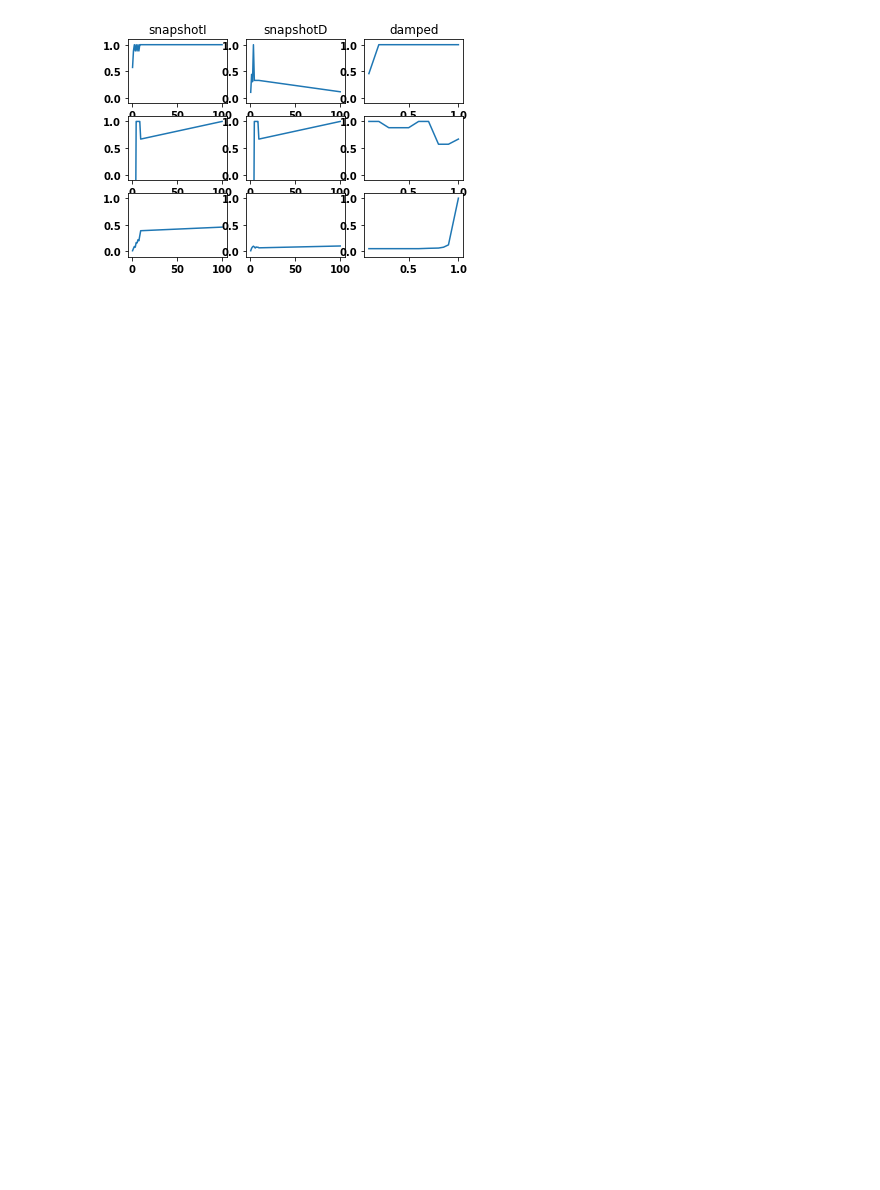
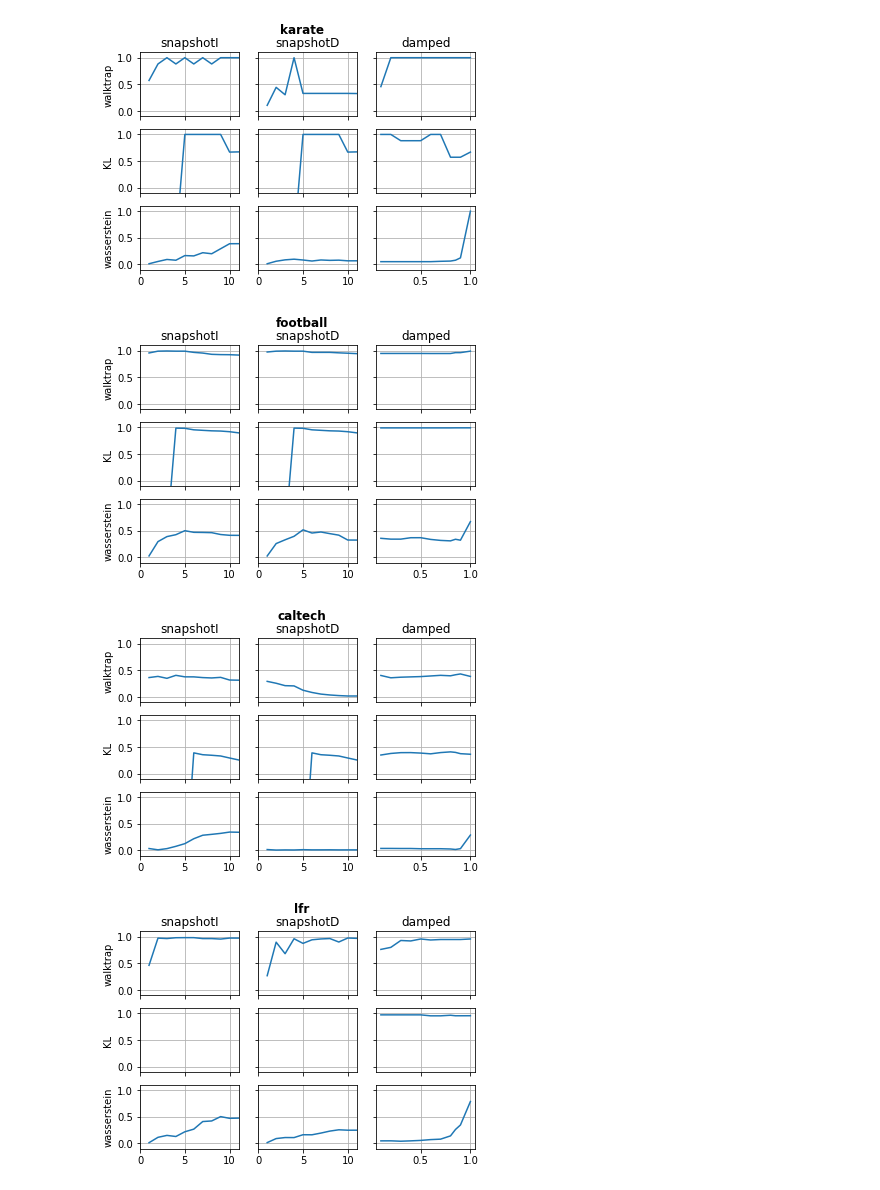
Before and after one commit to jxz12/MyFirstThesis, a Jupyter notebook: code/cluster.ipynb, the cells around one changed output. Cells and saved outputs as stored; diff of their text form; code cells hidden in the pictures; blank space fills up the shorter version.

```diff
--- a/code/cluster.ipynb
+++ b/code/cluster.ipynb
@@ -290,44 +294,58 @@ do_experiment('lfr', generate_lfr())
 # %%
 # plot results of above
 
-
-def plot(name):
+def plot_experiment(name, total_ARI):
     with open(f'{name}.pkl', 'rb') as f:
         results = load(f)
 
-    fig, ax = plt.subplots(nrows=3, ncols=3)
+    fig, axes = plt.subplots(nrows=3, ncols=3)
+    fig.suptitle(name, fontweight='bold')
     colmap = {"snapshotI":0, "snapshotD":1, "damped":2}
     rowmap = {"walktrap":0, "KL":1, "wasserstein":2}
 
     bestARI = max(result[0] for result in results.values())
     lines = {}
     for label, result in sorted(results.items()):
-        print(f"{label:<25} {result[0]:.3f} {result[1]}")
+#         print(f"{label:<25} {result[0]:.3f} {result[1]}")
 
-#         if result[0] == bestARI:
-#             print(f'best {label}')
+        if result[0] == bestARI:
+            print(f'TODO HIGHLIGHT {label}')
 
         split = label.split('_')
         if len(split)==3:
-            axis_col = colmap[split[0]]
-            axis_row = rowmap[split[1]]
+            ax_col = colmap[split[0]]
+            ax_row = rowmap[split[1]]
             x = float(split[2].replace('p','.'))
             y = result[0]
-            coord = (axis_row,axis_col)
+            coord = (ax_row,ax_col)
             if coord not in lines.keys():
                 lines[coord] = ([x], [y])
             else:
                 lines[coord][0].append(x)
                 lines[coord][1].append(y)
 
+        if label not in total_ARI.keys():
+            total_ARI[label] = result[0]
+        else:
+            total_ARI[label] += result[0]
+
+    # plot lines and remove irrelevant ticks
     for coord,line in lines.items():
-        ax[coord[0],coord[1]].plot(line[0], line[1])
-        ax[coord[0],coord[1]].set_ylim(-.1,1.1)
+        axis = axes[coord[0],coord[1]]
+        axis.plot(line[0], line[1])
+        axis.set_ylim(-.1,1.1)
+        axis.grid(True)
 
+        if coord[0] < 2:
+            axis.set_xticklabels(['' for _ in axis.get_xticklabels()])
+        if coord[1] > 0:
+            axis.set_yticklabels(['' for _ in axis.get_yticklabels()])
+        if coord[1] < 2:
+            axis.set_xlim(0,11)
+
+    # label relevant axis
     for label,col in colmap.items():
-        ax[0,col].title.set_text(label)
-        ax[0,col].title.set_text(label)
-        ax[0,col].title.set_text(label)
-
-plot('karate')
+        axes[0,col].title.set_text(label)
+    for label,row in rowmap.items():
+        axes[row,0].set_ylabel(label)
 # %% [output]
@@ -351 +369,4 @@ snapshotI_wasserstein_100 0.457 5
-[figure, old version]
+[figure, new version]
+[figure, added]
+[figure, added]
+[figure, added]
```
Also changed, not shown: parts of 14 cells of this notebook, 2 other files.
